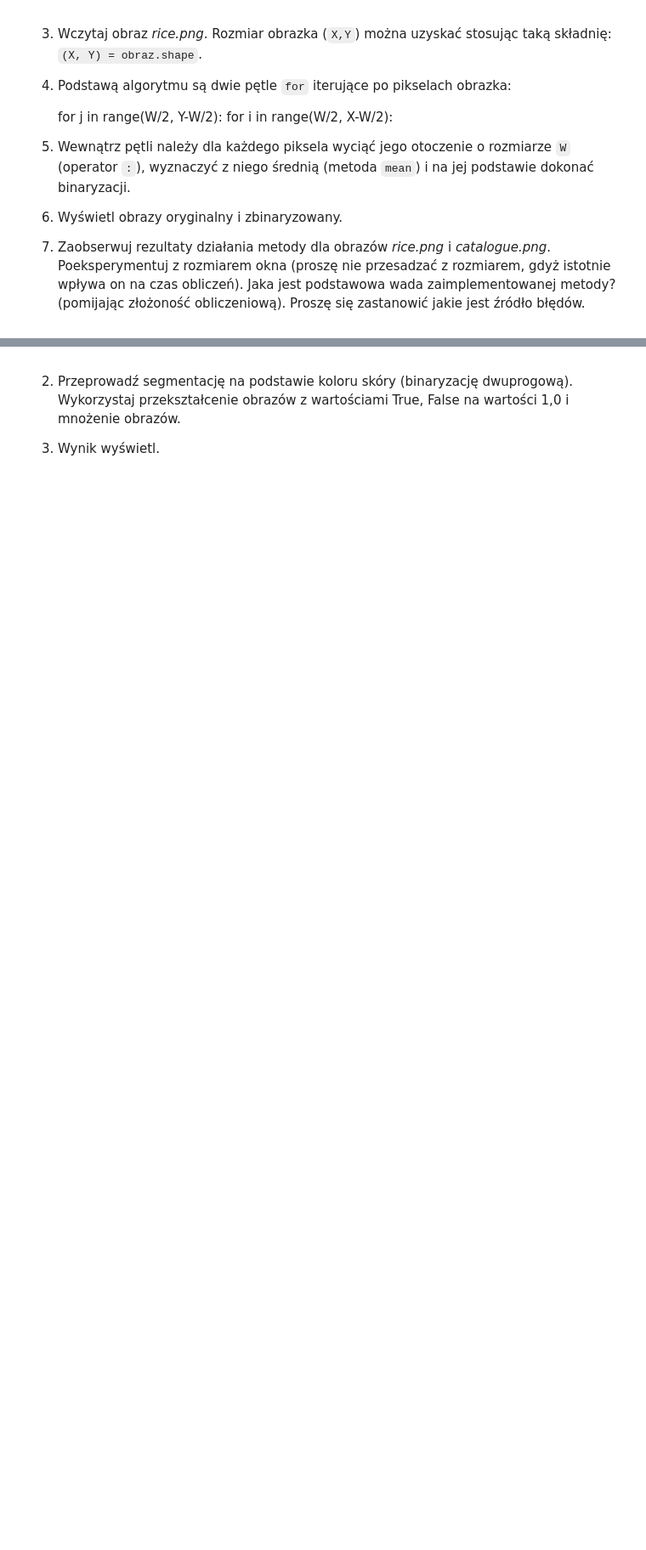
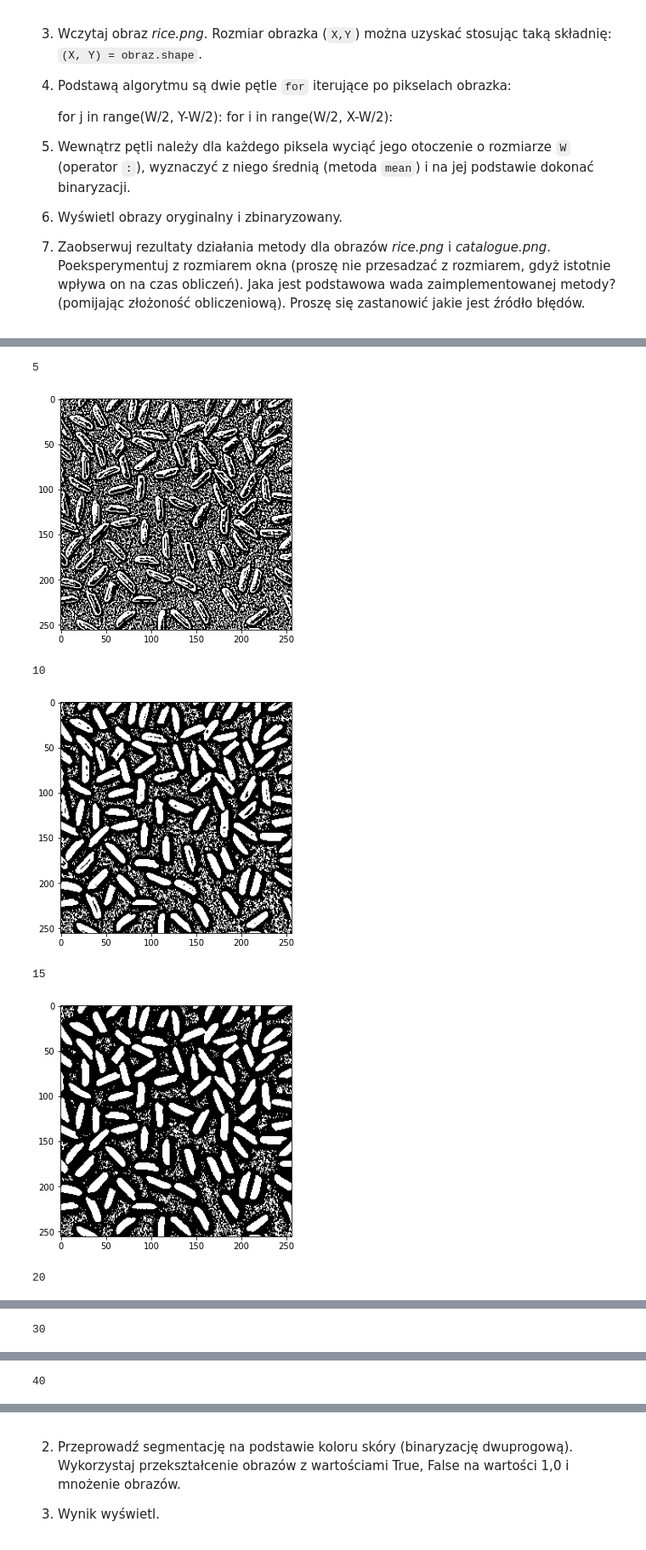
Before and after one commit to RysiekPrecikowski/WDCPO, a Jupyter notebook: lab4.ipynb, the cells around one changed output, grey strips where cells are left out. Shown at 85% size. Drawn from its saved outputs; the diff is of its cells as text; code cells hidden in the pictures; blank space fills up the shorter version.

```diff
--- a/lab4.ipynb
+++ b/lab4.ipynb
@@ -465,3 +524,37 @@ gdzie: $k$ i $R$ to parametry ($R$ zwykle $128$, a $k$ na początek przyjmij $0.
 
 12. Porównaj jakość binaryzacji lokalnej metodą Sauvol'i i z progiem na podstawie średniej.
       Poeksperymentuj z rozmiarem okna i parametrem k (dla obrazów _rice.png_ i _catalogue.png_).
+# %%
+def Sauvoli_bin(img, w=15, k=0.15, r=128):
+    binarized = np.zeros(shape=img.shape, dtype=bool)
+    x, y = img.shape
+    for i in range(0, y):
+        for j in range(0, x):
+            a = 0 if i < w//2 else i-w//2
+            b = y if i > x - w//2 else i+w//2
+            c = 0 if j < w//2 else j - w//2
+            d = x if j > y - w//2 else j+w//2
+
+            p = img[a: b, c:d]
+            m = p.mean()
+            s = p.std()
+            # print(s, r * k, r * (1-k))
+            # sign = 1 if abs(s) < r * k else -1
+            sign = 1
+            binarized[i, j] = img[i, j] >= m * (1 + sign * k*s/(r-1))
+
+    return binarized
+
+for w in [5, 10, 15, 20, 30, 40, 50, 75, 100]:
+    print(w)
+    binarized = Sauvoli_bin(rice, w, k=0.25)
+    plt.imshow(binarized, 'gray')
+    plt.show()
+# %% [output]
+5
+[figure, added]
+10
+[figure, added]
+15
+[figure, added]
+20
@@ -467,0 +562 @@ gdzie: $k$ i $R$ to parametry ($R$ zwykle $128$, a $k$ na początek przyjmij $0.
+30
@@ -467,0 +564 @@ gdzie: $k$ i $R$ to parametry ($R$ zwykle $128$, a $k$ na początek przyjmij $0.
+40
```
Also changed, not shown: parts of 10 cells of this notebook, 1 other file.
